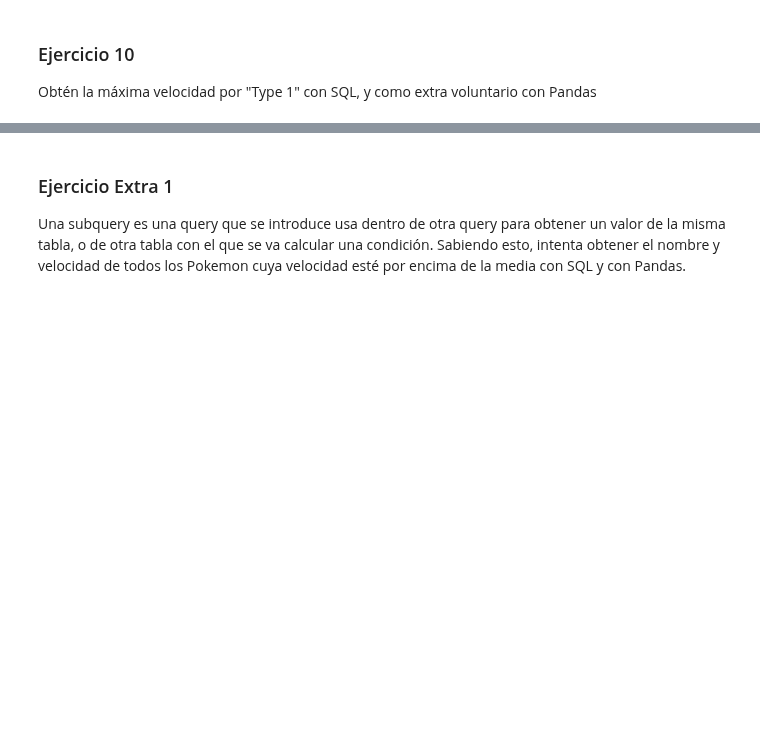
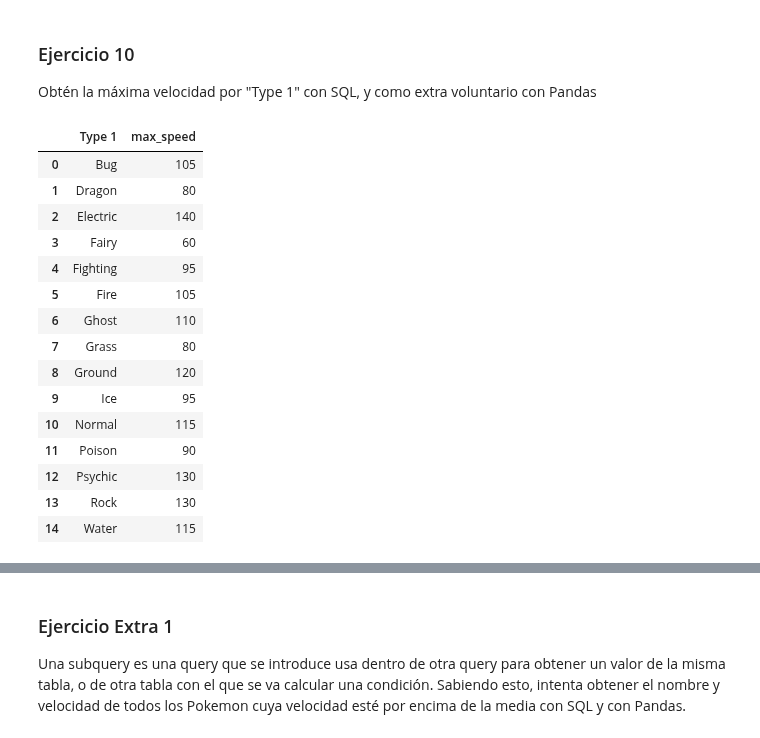
Before and after one commit to MariaJoseCamacho/repositorio_clase, a Jupyter notebook: 03_Analisis_de_Datos/Sprint_06/Unidad_01/Ejercicios_Workout/12_Ejercicio_Consultas_SQL.ipynb, the cells around one changed output, grey strips where cells are left out. Cells and saved outputs as stored; diff of their text form; code cells hidden in the pictures; blank space fills up the shorter version.

```diff
--- a/03_Analisis_de_Datos/Sprint_06/Unidad_01/Ejercicios_Workout/12_Ejercicio_Consultas_SQL.ipynb
+++ b/03_Analisis_de_Datos/Sprint_06/Unidad_01/Ejercicios_Workout/12_Ejercicio_Consultas_SQL.ipynb
@@ -286,0 +403,24 @@ Obtén la máxima velocidad por "Type 1" con SQL, y como extra voluntario con Pa
+# %%
+# SQL
+query = '''SELECT DISTINCT"Type 1", MAX(Speed) AS max_speed
+FROM pokemon
+GROUP BY "Type 1"
+'''
+sql_query(query)
+# %% [output]
+|  | Type 1 | max_speed |
+| 0 | Bug | 105 |
+| 1 | Dragon | 80 |
+| 2 | Electric | 140 |
+| 3 | Fairy | 60 |
+| 4 | Fighting | 95 |
+| 5 | Fire | 105 |
+| 6 | Ghost | 110 |
+| 7 | Grass | 80 |
+| 8 | Ground | 120 |
+| 9 | Ice | 95 |
+| 10 | Normal | 115 |
+| 11 | Poison | 90 |
+| 12 | Psychic | 130 |
+| 13 | Rock | 130 |
+| 14 | Water | 115 |
```
Also changed, not shown: parts of 20 cells of this notebook.
